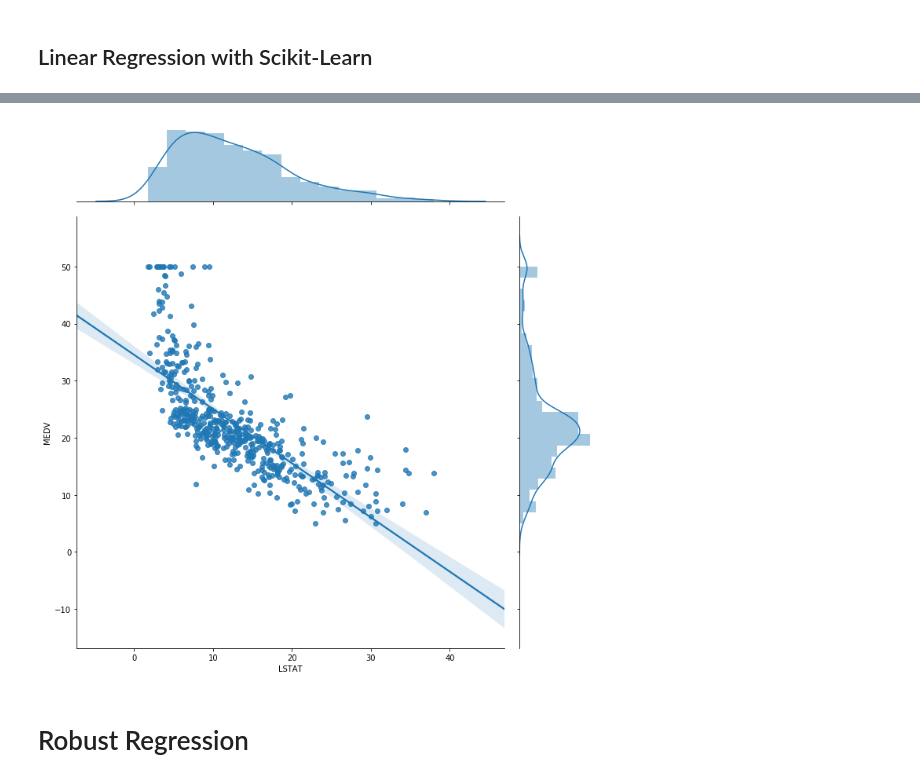
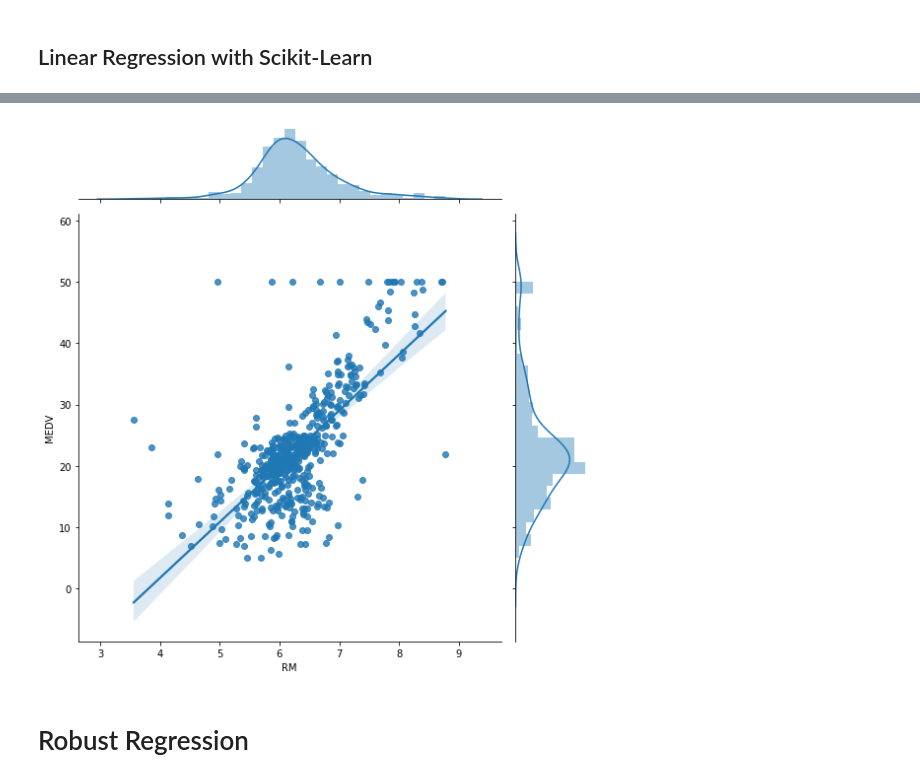
Before and after one commit to Lechenco/Machine-Learning, a Jupyter notebook: bostonhousingproject/Boston Housing Price Predict.ipynb, the cells around one changed output, grey strips where cells are left out. Saved outputs shown, nothing was run; the diff lists cells and outputs as text; code cells hidden in the pictures.

```diff
--- a/bostonhousingproject/Boston Housing Price Predict.ipynb
+++ b/bostonhousingproject/Boston Housing Price Predict.ipynb
@@ -156,8 +156,8 @@ plt.show()
 # %%
-sns.jointplot(x='LSTAT', y='MEDV', data=df, kind='reg', height=10)
+sns.jointplot(x='RM', y='MEDV', data=df, kind='reg', height=8)
 plt.show()
 # %% [output]
-[figure, old version]
+[figure, new version]
 # %% [markdown]
 # Robust Regression
 # %%
```
Also changed, not shown: parts of 50 cells of this notebook, 2 other files.
